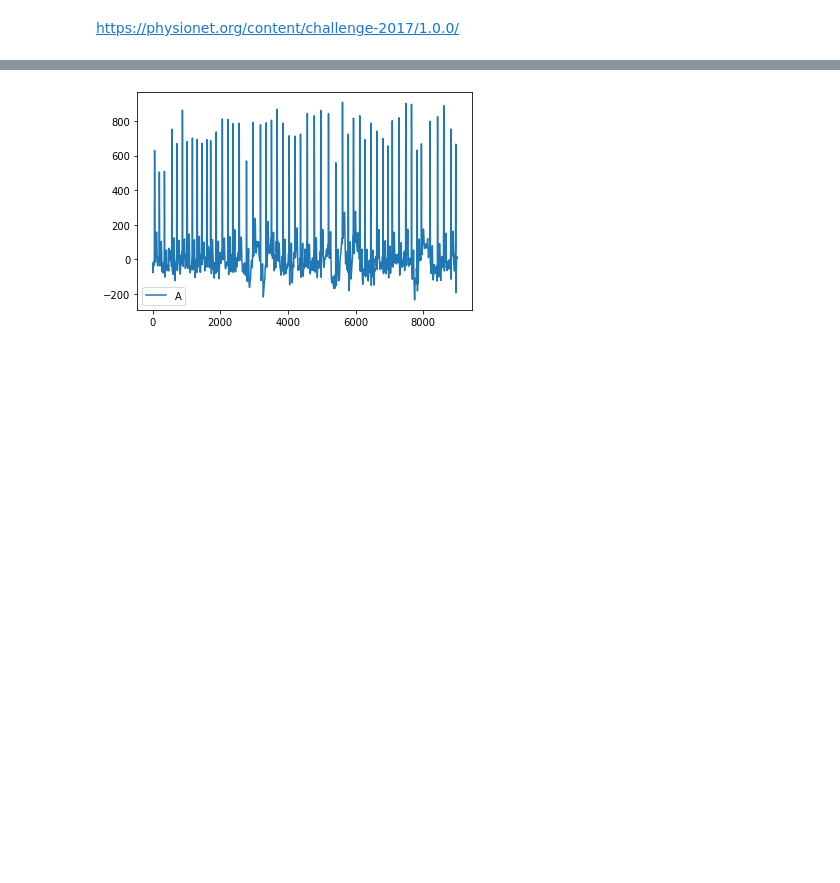
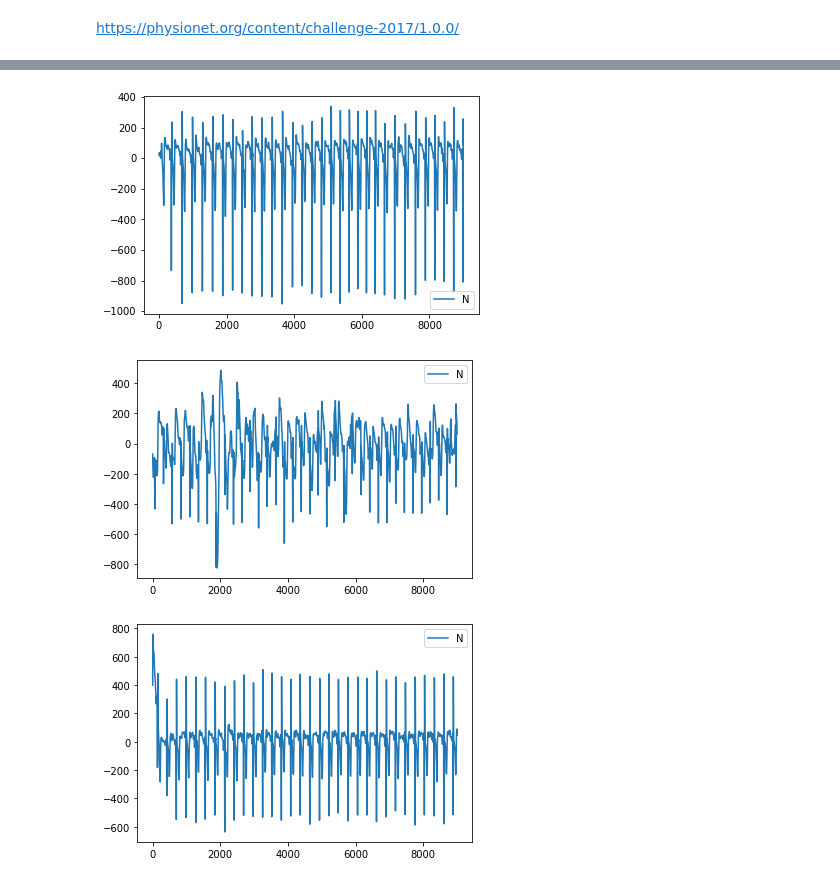
Before and after one commit to carstengieshoff/thesis_code, a Jupyter notebook: notebooks/read_Physionet_2017_data.ipynb, the cells around one changed output, grey strips where cells are left out. Saved outputs shown, nothing was run; the diff lists cells and outputs as text; code cells hidden in the pictures; blank space fills up the shorter version.

Commit message:
Update data reader notebook
Update data reader notebook

```diff
--- a/notebooks/read_Physionet_2017_data.ipynb
+++ b/notebooks/read_Physionet_2017_data.ipynb
@@ -5,4 +5,4 @@ from data.single_lead.data_reader import DataReader
 import matplotlib.pyplot as plt
 # %%
-reader = DataReader(path="../data/single_lead/training2017")
+reader = PhysioNetReader(path="../data/single_lead/physionet_challenge/training2017")
 # %%
@@ -10,7 +14,9 @@ ds = reader.get_dataset()
 # %%
-num = 100
-plt.plot(ds[num].x.squeeze(), label=ds[num].y)
-plt.legend()
-plt.show()
+for num in [6, 10, 20]:
+    plt.plot(ds[num].x.squeeze(), label=ds[num].y)
+    plt.legend()
+    plt.show()
 # %% [output]
-[figure, old version]
+[figure, new version]
+[figure, added]
+[figure, added]
```
Also changed, not shown: parts of 5 cells of this notebook.
